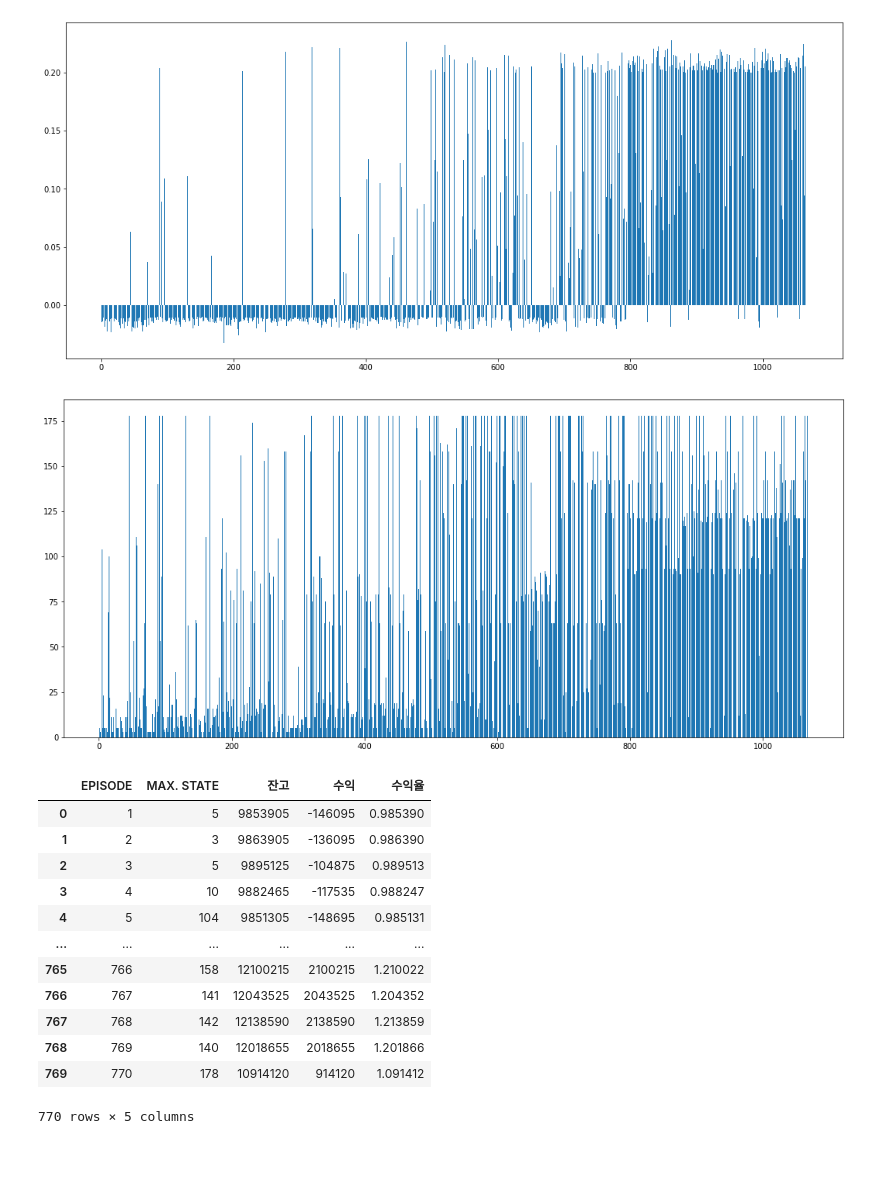
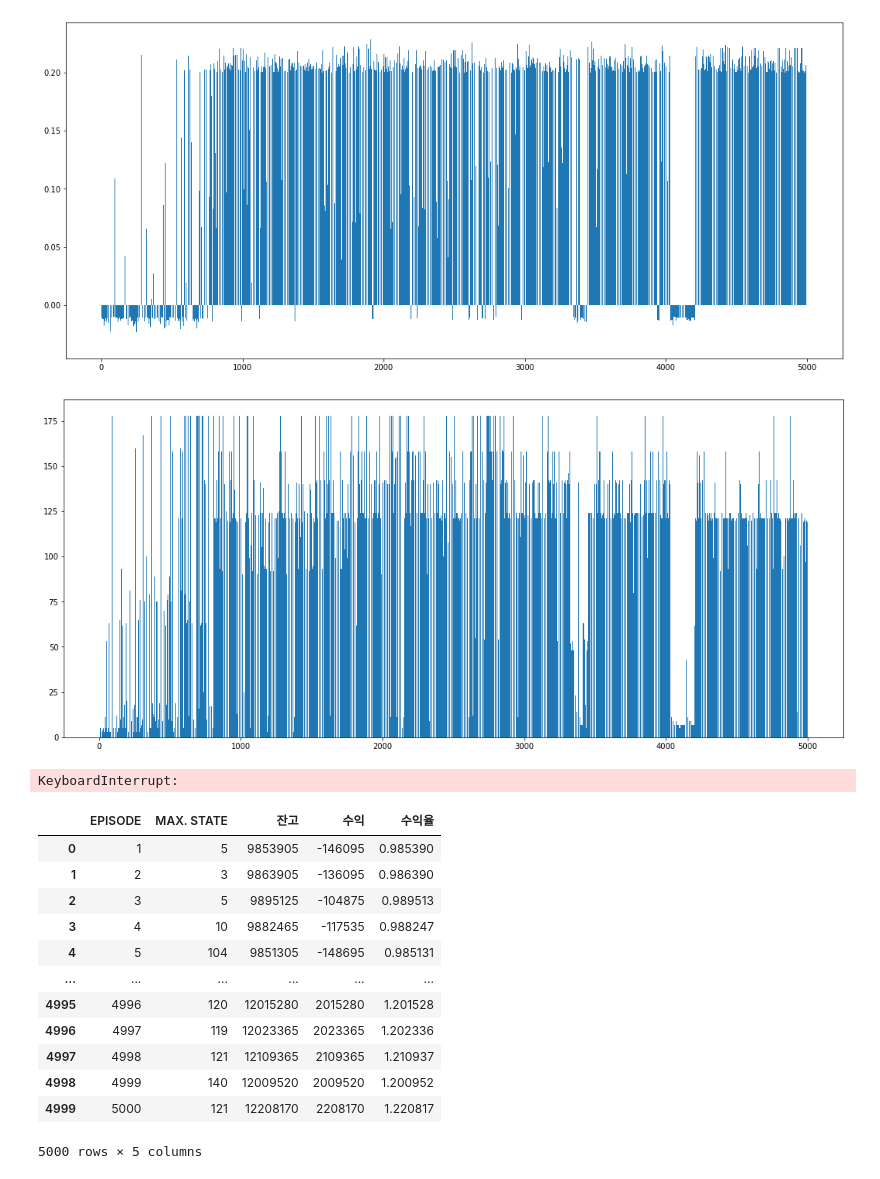
Before and after one commit to hrdkdh/reinforcement-learning, a Jupyter notebook: dqn_test_show_result.ipynb, the cells around one changed output. Cells and saved outputs as stored; diff of their text form; code cells hidden in the pictures.

```diff
--- a/dqn_test_show_result.ipynb
+++ b/dqn_test_show_result.ipynb
@@ -1,19 +1,26 @@
 # %%
+import time
 import matplotlib.pyplot as plt
 import pandas as pd
 
-df = pd.read_excel("result.xlsx")
-df = df[:]
-plt.figure(figsize=(18, 8))
-plt.bar(df["EPISODE"], df["수익율"]-1)
-plt.show()
+from IPython.display import clear_output
 
-plt.figure(figsize=(18, 8))
-plt.bar(df["EPISODE"], df["MAX. STATE"])
-plt.show()
+while True:
+    clear_output()
+    df = pd.read_excel("result.xlsx")
+    df = df[:]
+    plt.figure(figsize=(18, 8))
+    plt.bar(df["EPISODE"], df["수익율"]-1)
+    plt.show()
+
+    plt.figure(figsize=(18, 8))
+    plt.bar(df["EPISODE"], df["MAX. STATE"])
+    plt.show()
+    time.sleep(30)
 # %% [output]
-[figure, old version]
+[figure, new version]
-[figure, old version]
+[figure, new version]
+KeyboardInterrupt:
 # %%
 df
 # %% [output]
@@ -24,9 +31,9 @@ df
 | 3 | 4 | 10 | 9882465 | -117535 | 0.988247 |
 | 4 | 5 | 104 | 9851305 | -148695 | 0.985131 |
 | ... | ... | ... | ... | ... | ... |
-| 765 | 766 | 158 | 12100215 | 2100215 | 1.210022 |
-| 766 | 767 | 141 | 12043525 | 2043525 | 1.204352 |
-| 767 | 768 | 142 | 12138590 | 2138590 | 1.213859 |
-| 768 | 769 | 140 | 12018655 | 2018655 | 1.201866 |
-| 769 | 770 | 178 | 10914120 | 914120 | 1.091412 |
+| 4995 | 4996 | 120 | 12015280 | 2015280 | 1.201528 |
+| 4996 | 4997 | 119 | 12023365 | 2023365 | 1.202336 |
+| 4997 | 4998 | 121 | 12109365 | 2109365 | 1.210937 |
+| 4998 | 4999 | 140 | 12009520 | 2009520 | 1.200952 |
+| 4999 | 5000 | 121 | 12208170 | 2208170 | 1.220817 |
-770 rows × 5 columns
+5000 rows × 5 columns
```
Also changed, not shown: 4 other files.
